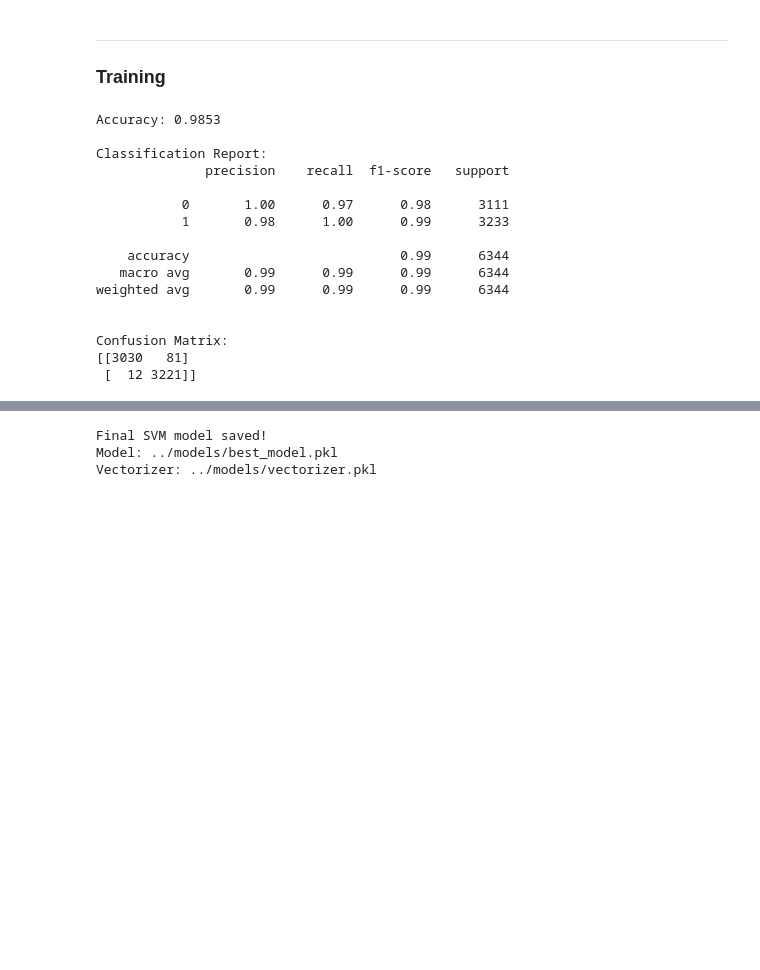
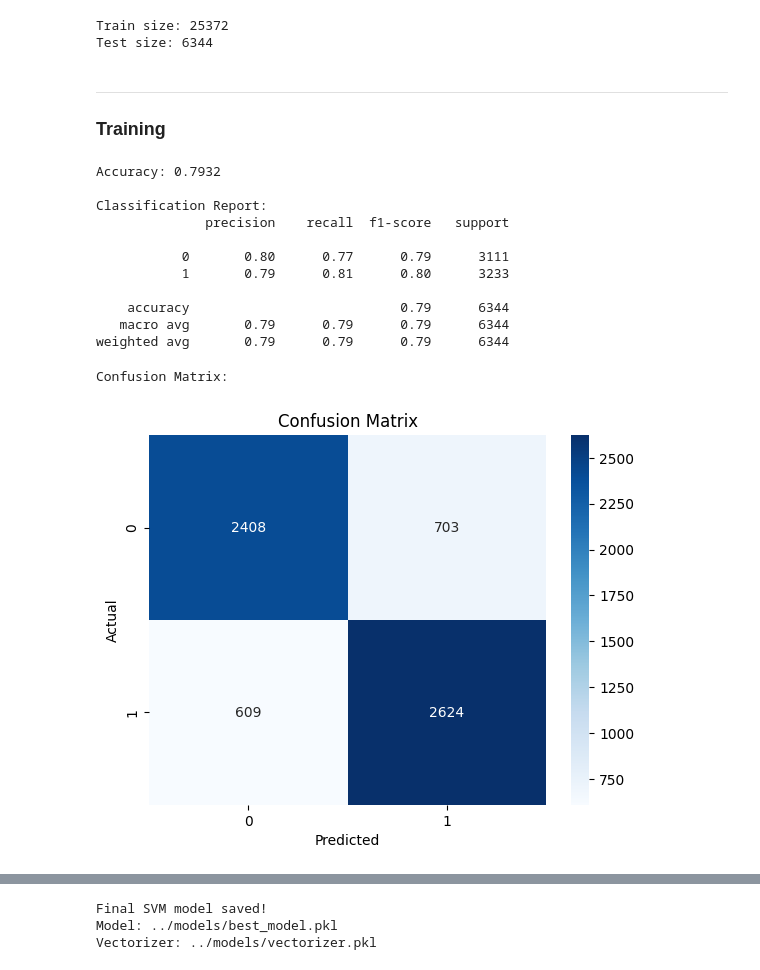
Before and after one commit to mohammed-ali-boutaine/Spam-Detection-Model, a Jupyter notebook: notebook/3-training.ipynb, the cells around one changed output, grey strips where cells are left out. Drawn from its saved outputs; the diff is of its cells as text; code cells hidden in the pictures; blank space fills up the shorter version.

```diff
--- a/notebook/3-training.ipynb
+++ b/notebook/3-training.ipynb
@@ -36,10 +36,19 @@ df
 # split data before vectorization
 
 X_train,X_test,y_train , y_test = train_test_split(
-    df["combined_text"],
+    df["text"],
     df["label"],
     test_size=0.2,
     random_state=42,
     stratify=df["label"]
 )
+
+X_train = X_train.fillna("")
+X_test = X_test.fillna("")
+
+print(f"Train size: {len(X_train)}")
+print(f"Test size: {len(X_test)}")
+# %% [output]
+Train size: 25372
+Test size: 6344
 # %%
@@ -65,25 +77,35 @@ y_pred = model.predict(X_test_vec)
 print(f"Accuracy: {accuracy_score(y_test, y_pred):.4f}")
 print("\nClassification Report:")
 print(classification_report(y_test, y_pred))
-print("\nConfusion Matrix:")
-print(confusion_matrix(y_test, y_pred))
 # %% [output]
-Accuracy: 0.9853
+Accuracy: 0.7932
 
 Classification Report:
               precision    recall  f1-score   support
 
-           0       1.00      0.97      0.98      3111
-           1       0.98      1.00      0.99      3233
+           0       0.80      0.77      0.79      3111
+           1       0.79      0.81      0.80      3233
 
-    accuracy                           0.99      6344
-   macro avg       0.99      0.99      0.99      6344
-weighted avg       0.99      0.99      0.99      6344
-
-
-Confusion Matrix:
-[[3030   81]
- [  12 3221]]
+    accuracy                           0.79      6344
+   macro avg       0.79      0.79      0.79      6344
+weighted avg       0.79      0.79      0.79      6344
+# %%
+from sklearn.metrics import confusion_matrix
+import matplotlib.pyplot as plt
+import seaborn as sns
+
+print("\nConfusion Matrix:")
+cm = confusion_matrix(y_test, y_pred)
+
+sns.heatmap(cm, annot=True, fmt='d', cmap='Blues')
+
+plt.xlabel("Predicted")
+plt.ylabel("Actual")
+plt.title("Confusion Matrix")
+plt.show()
+# %% [output]
+Confusion Matrix:
+[figure, added]
 # %%
 models = {
     "Multinomial Naive Bayes" : MultinomialNB(),
```
Also changed, not shown: parts of 11 cells of this notebook, 7 other files.
